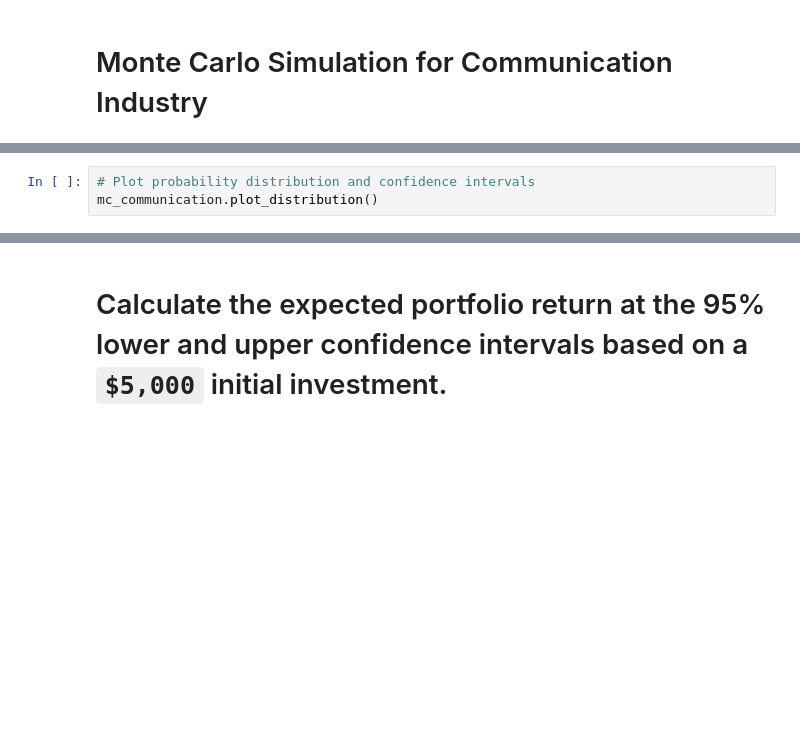
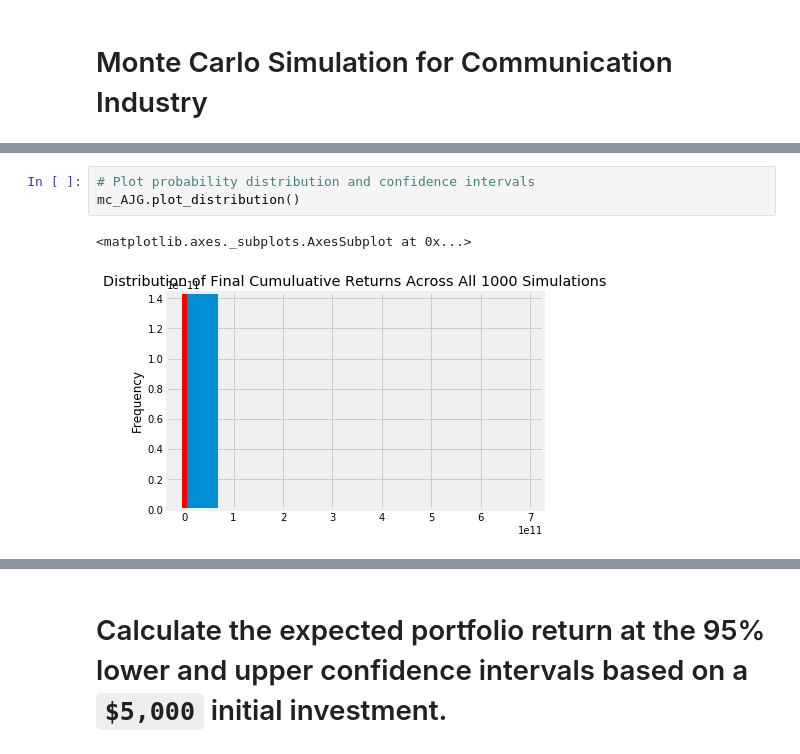
Before and after one commit to miladnazar/Project_3, a Jupyter notebook: Solved/3-Technical_Analysis.ipynb, the cells around one changed output, grey strips where cells are left out. Drawn from its saved outputs; the diff is of its cells as text; blank space fills up the shorter version.

```diff
--- a/Solved/3-Technical_Analysis.ipynb
+++ b/Solved/3-Technical_Analysis.ipynb
@@ -493,5 +575,8 @@ mc_communication.plot_simulation()
 # %%
 # Plot probability distribution and confidence intervals
-mc_communication.plot_distribution()
+mc_AJG.plot_distribution()
+# %% [output]
+<matplotlib.axes._subplots.AxesSubplot at 0x...>
+[figure, added]
 # %%
 # Fetch summary statistics from the Monte Carlo simulation results
```
Also changed, not shown: parts of 12 cells of this notebook, 9 other files.
